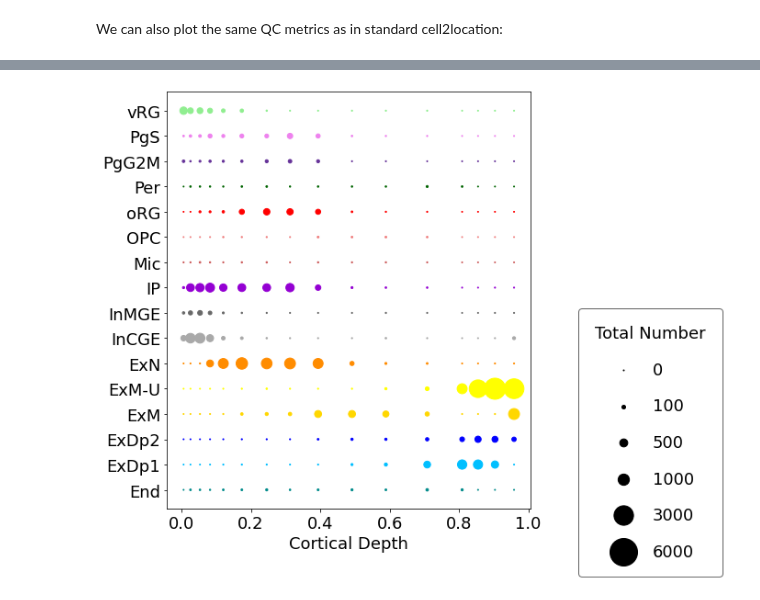
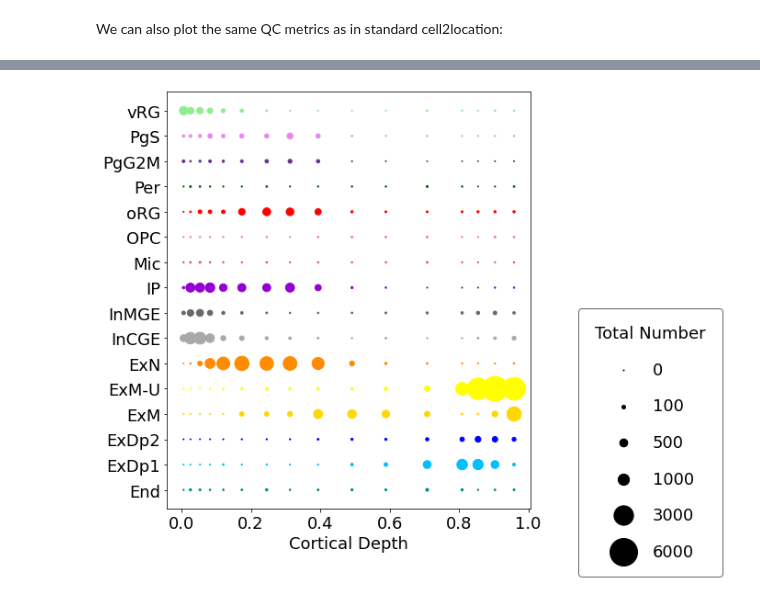
Before and after one commit to BayraktarLab/cell2location, a Jupyter notebook: docs/notebooks/cell2loation_for_NanostringWTA.ipynb, the cells around one changed output, grey strips where cells are left out. Cells and saved outputs as stored; diff of their text form; code cells hidden in the pictures.

```diff
--- a/docs/notebooks/cell2loation_for_NanostringWTA.ipynb
+++ b/docs/notebooks/cell2loation_for_NanostringWTA.ipynb
@@ -54,6 +47,8 @@ counts_nuclei = np.asarray(adata_wta.obs['nuclei']).reshape(len(adata_wta.obs['n
 adata_wta = adata_wta[:,np.array(adata_wta.var_names != 'NegProbe-WTX').squeeze()]
 # %% [markdown]
 As you can see the nuclei counts and negative probes need to be numpy arrays, but the gene probe counts are supplied as an AnnData object.
+# %%
+adata_wta.raw = adata_wta
 # %% [markdown]
 Run cell2location:
 # %% [markdown]
@@ -73,7 +128,7 @@ cell2location.run_c2l.run_cell2location(meanExpression_sc, adata_wta,
 # %% [markdown]
 An anndata object that has the cell2location results included is saved and can be used for further analysis, as in standard cell2location:
 # %%
-adata_c2l = sc.read_h5ad('resultsLocationModelWTA_1experiments_16clusters_16locations_15124genes/sp.h5ad')
+adata_c2l = sc.read_h5ad('resultsLocationModelWTA_1experiments_16clusters_288locations_15124genes/sp.h5ad')
 # %%
 adata_c2l.obs.loc[:,['mean_spot_factors' in c for c in adata_c2l.obs.columns]]
 # %% [output]
@@ -119,9 +172,12 @@ colourCode = {'SPN': 'salmon', 'End': 'darkcyan', 'ExDp1': 'deepskyblue', 'ExDp2
               'ExN': 'darkorange', 'InCGE': 'darkgrey', 'InMGE': 'dimgray', 'IP': 'darkviolet',
               'Mic': 'indianred', 'OPC': 'lightcoral', 'oRG': 'red', 'Per': 'darkgreen',
               'PgG2M': 'rebeccapurple', 'PgS': 'violet', 'vRG': 'lightgreen'}
+# %%
+subset_19pcw = [adata_c2l.obs['slide'].iloc[i] == '00MU' and
+         adata_c2l.obs['Radial_position'].iloc[i] == 2 for i in range(len(adata_c2l.obs['Radial_position']))]
 # %%
-cell2location.plt.plot_absolute_abundances_1D(adata_c2l, subset = None, saving = False,
-                               scaling = 0.15, power = 1, pws = [0,0,100,500,1000,3000,6000],
+cell2location.plt.plot_absolute_abundances_1D(adata_c2l, subset = subset_19pcw, saving = False,
+                               scaling = 0.15, power = 1, pws = [0,0,100,500,1000,3000,6000], figureSize = (12,8),
                                dimName = 'VCDepth', xlab = 'Cortical Depth', colourCode = colourCode)
 # %% [output]
-[figure, old version]
+[figure, new version]
```
Also changed, not shown: parts of 12 cells of this notebook, 3 other files.
